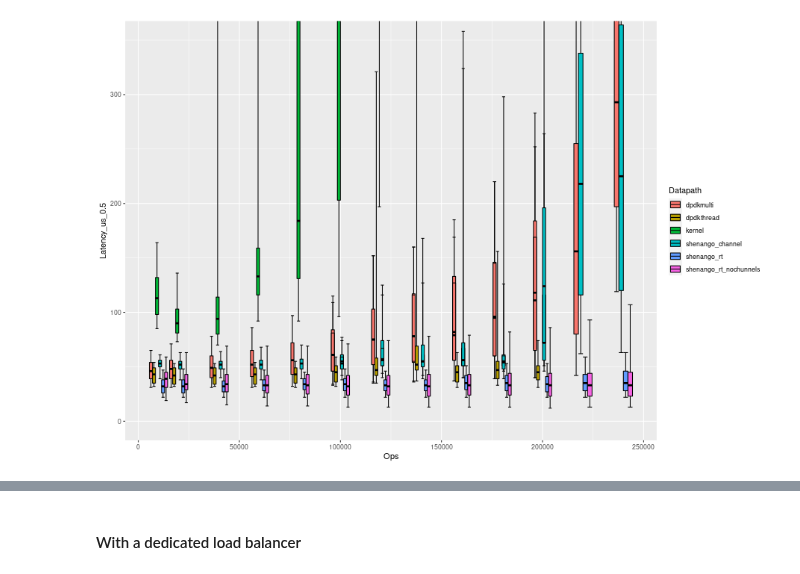
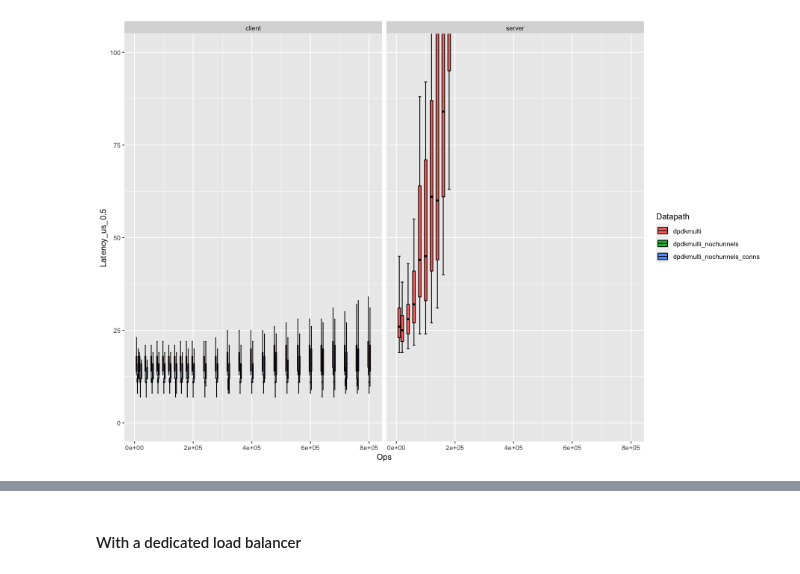
Before and after one commit to akshayknarayan/burrito, a Jupyter notebook: scripts/kv.ipynb, the cells around one changed output, grey strips where cells are left out. Drawn from its saved outputs; the diff is of its cells as text; code cells hidden in the pictures.

```diff
--- a/scripts/kv.ipynb
+++ b/scripts/kv.ipynb
@@ -43,0 +39,3 @@ poisson = [True]
+# %%
+rootdir = "/Users/akshay/research/burrito"
+outdirs = ["kv-shenango_channel-mlx5-0a7efa1", "kv-shenango_rtmlx5-noconns-0a7efa1"]
@@ -107,0 +144,30 @@ df
+# %%
+def combos():
+    for outdir in outdirs:
+        cfg = tomls[outdir]
+        datapaths = cfg['datapath']
+        with_chunnels = cfg['no-chunnels']
+        num_shards = cfg['shards']
+        shard_types = cfg['shardtype']
+        ops = cfg['load']
+        poisson = cfg['poisson-arrivals']
+        wrk = [x.split('/')[-1].split('.')[0] for x in cfg['wrk']]
+
+        for dp in datapaths:
+            for ch in with_chunnels:
+                if ch == 'conns':
+                    d = f"{dp}{'_nochunnels_conns'}"
+                else:
+                    d = f"{dp}{'_nochunnels' if not ch else ''}"
+                for ns in num_shards:
+                    for st in shard_types:
+                        for o in ops:
+                            o = int(o)
+                            for p in poisson:
+                                for c in wrk:
+                                    yield read_exp.remote(outdir, d, ns, st, o, p, c, 0)
+
+exp_dfs = ray.get([x for x in combos()])
+df = pd.concat(exp_dfs)
+df = df.reset_index()
+df
@@ -108,19 +205,20 @@ df
 # %%
 %%R -i df -w 900 -h 600
 
 library(ggplot2)
 
 #geom_boxplot(aes(group=interaction(ShardType,Ops)), position="dodge") +
 #ggplot(pdf, aes(x=Ops, y=Latency_us,
 #  fill=ShardType, group=interaction(ShardType,Ops))) +
 #    stat_summary(fun.data = f, geom="boxplot", position="dodge") +
 #    facet_grid(NumShards~Concurrency) +
 #    coord_cartesian(ylim=c(0, 10000))
 
 ggplot(df, aes(x=Ops, fill=Datapath, group=interaction(Datapath,ShardType,Ops))) +
   geom_errorbar(aes(ymin=Latency_us_0.05, ymax = Latency_us_0.95), position="dodge") +
   geom_crossbar(aes(ymin=Latency_us_0.25, y=Latency_us_0.5, ymax = Latency_us_0.75), position="dodge") +
-  coord_cartesian(ylim=c(0, 350))
+  facet_wrap(~ShardType) +
+  coord_cartesian(ylim=c(0, 100))
 # %% [output]
-[figure, old version]
+[figure, new version]
 # %%
```
Also changed, not shown: parts of 26 cells of this notebook, 2 other files.
